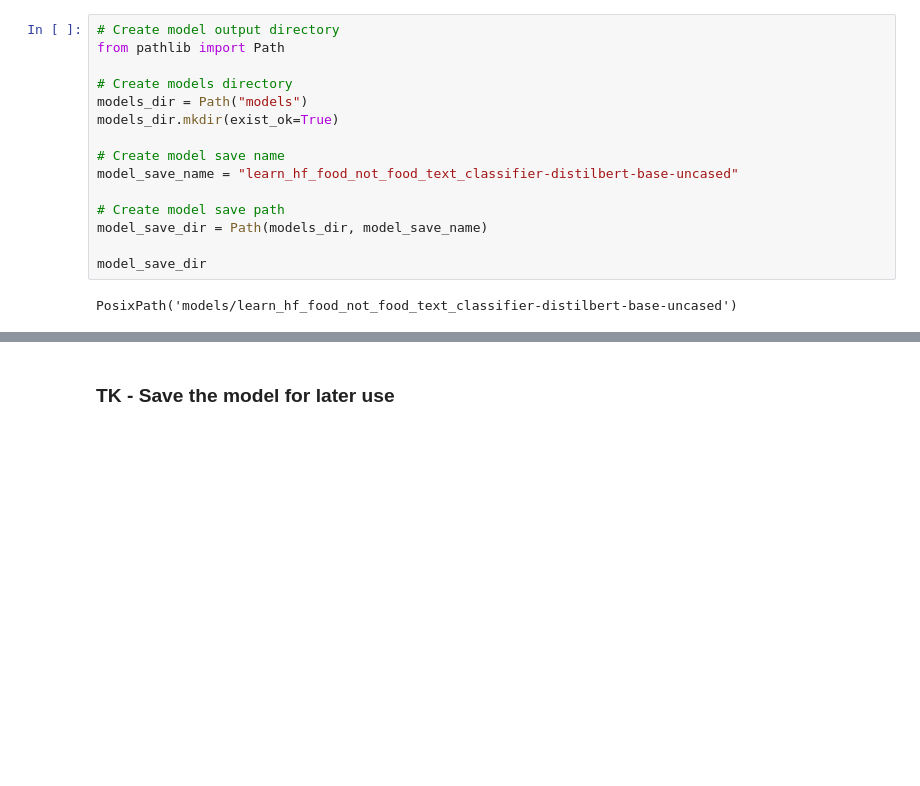
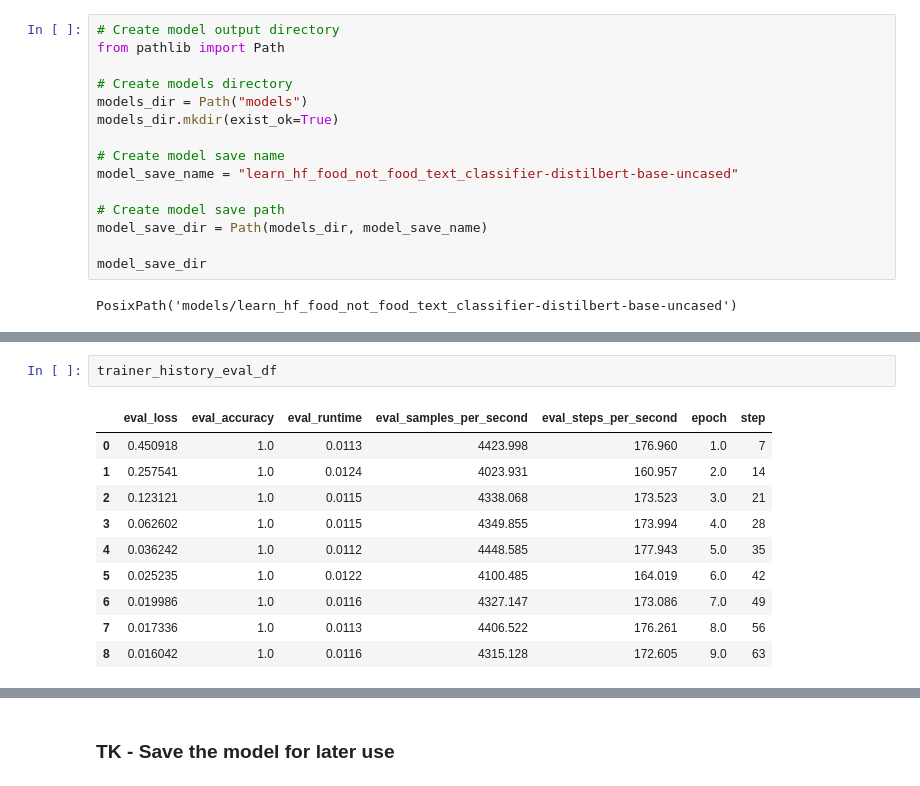
Before and after one commit to mrdbourke/learn-huggingface, a Jupyter notebook: notebooks/hugging_face_text_classification_tutorial.ipynb, the cells around one changed output, grey strips where cells are left out. Cells and saved outputs as stored; diff of their text form; blank space fills up the shorter version.

```diff
--- a/notebooks/hugging_face_text_classification_tutorial.ipynb
+++ b/notebooks/hugging_face_text_classification_tutorial.ipynb
@@ -353,0 +517,13 @@ TrainOutput(global_step=70, training_loss=0.003375225713742631, metrics={'train_
+# %%
+trainer_history_eval_df
+# %% [output]
+|  | eval_loss | eval_accuracy | eval_runtime | eval_samples_per_second | eval_steps_per_second | epoch | step |
+| 0 | 0.450918 | 1.0 | 0.0113 | 4423.998 | 176.960 | 1.0 | 7 |
+| 1 | 0.257541 | 1.0 | 0.0124 | 4023.931 | 160.957 | 2.0 | 14 |
+| 2 | 0.123121 | 1.0 | 0.0115 | 4338.068 | 173.523 | 3.0 | 21 |
+| 3 | 0.062602 | 1.0 | 0.0115 | 4349.855 | 173.994 | 4.0 | 28 |
+| 4 | 0.036242 | 1.0 | 0.0112 | 4448.585 | 177.943 | 5.0 | 35 |
+| 5 | 0.025235 | 1.0 | 0.0122 | 4100.485 | 164.019 | 6.0 | 42 |
+| 6 | 0.019986 | 1.0 | 0.0116 | 4327.147 | 173.086 | 7.0 | 49 |
+| 7 | 0.017336 | 1.0 | 0.0113 | 4406.522 | 176.261 | 8.0 | 56 |
+| 8 | 0.016042 | 1.0 | 0.0116 | 4315.128 | 172.605 | 9.0 | 63 |
```
Also changed, not shown: parts of 83 cells of this notebook.
